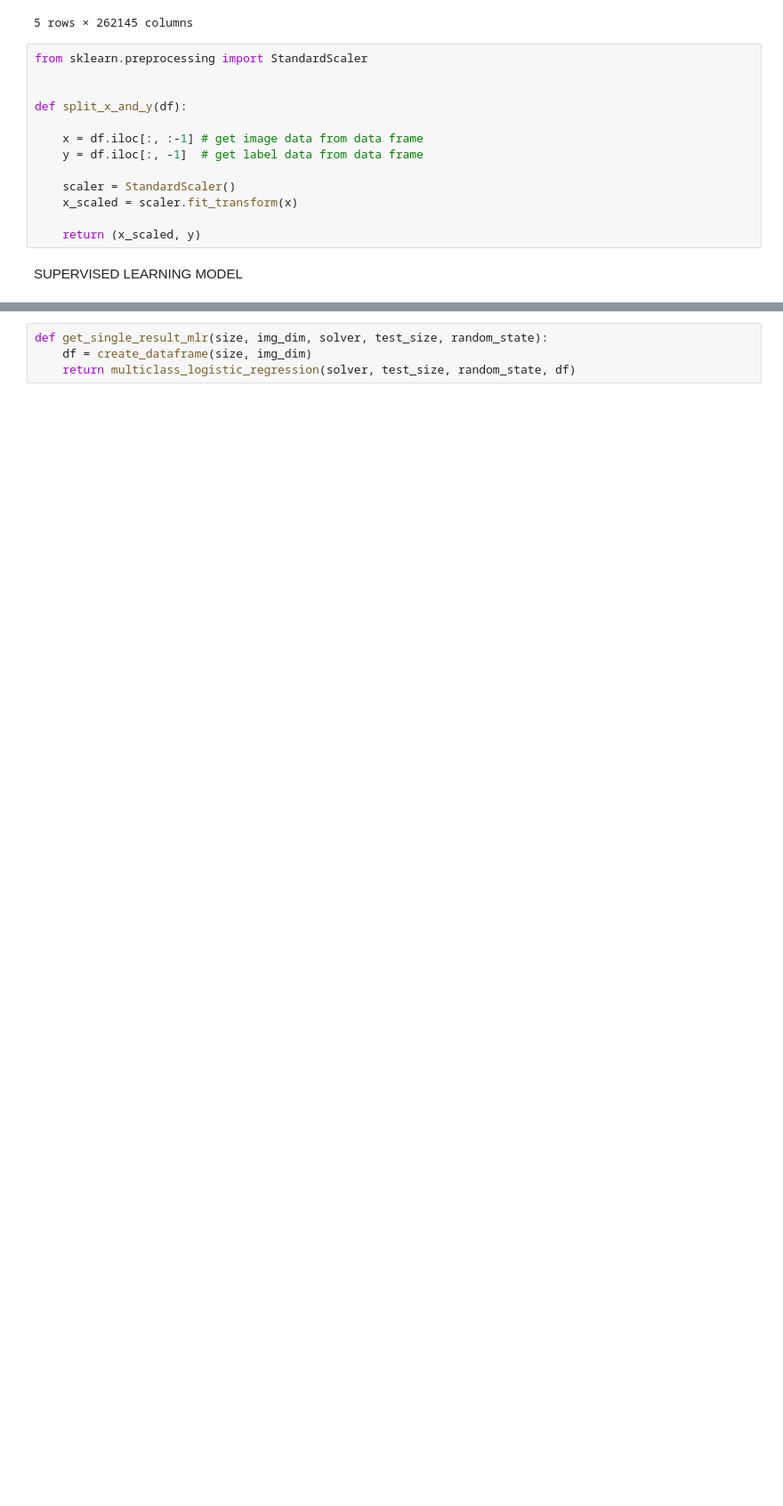
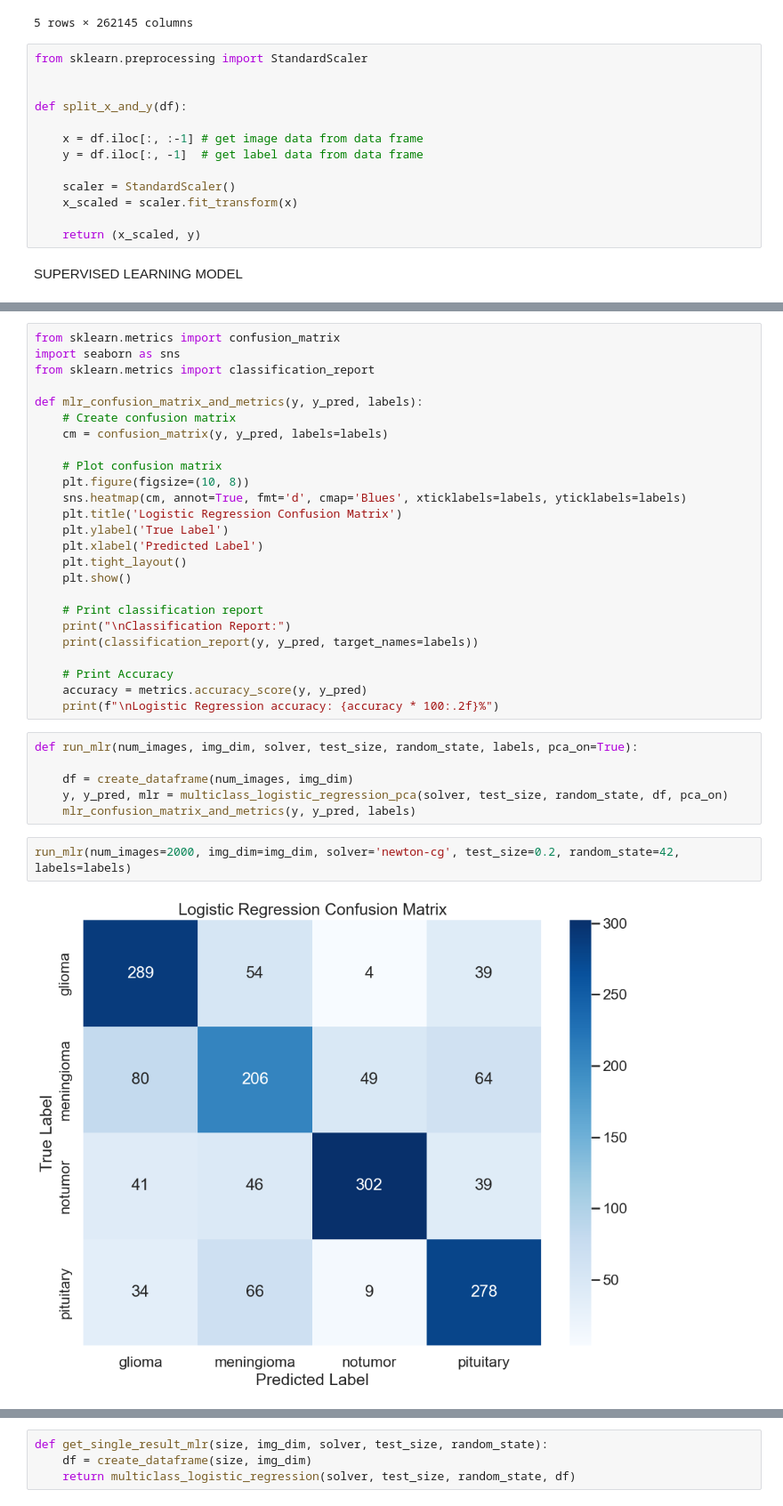
Before and after one commit to gilololol64/DataScienceProject, a Jupyter notebook: sample.ipynb, the cells around one changed output, grey strips where cells are left out. Shown at 89% size. Drawn from its saved outputs; the diff is of its cells as text; blank space fills up the shorter version.

```diff
--- a/sample.ipynb
+++ b/sample.ipynb
@@ -122,0 +119,35 @@ def multiclass_logistic_regression(solver, test_size, random_state, df):
+# %%
+from sklearn.metrics import confusion_matrix
+import seaborn as sns
+from sklearn.metrics import classification_report
+
+def mlr_confusion_matrix_and_metrics(y, y_pred, labels):
+    # Create confusion matrix
+    cm = confusion_matrix(y, y_pred, labels=labels)
+
+    # Plot confusion matrix
+    plt.figure(figsize=(10, 8))
+    sns.heatmap(cm, annot=True, fmt='d', cmap='Blues', xticklabels=labels, yticklabels=labels)
+    plt.title('Logistic Regression Confusion Matrix')
+    plt.ylabel('True Label')
+    plt.xlabel('Predicted Label')
+    plt.tight_layout()
+    plt.show()
+
+    # Print classification report
+    print("\nClassification Report:")
+    print(classification_report(y, y_pred, target_names=labels))
+
+    # Print Accuracy
+    accuracy = metrics.accuracy_score(y, y_pred)
+    print(f"\nLogistic Regression accuracy: {accuracy * 100:.2f}%")
+# %%
+def run_mlr(num_images, img_dim, solver, test_size, random_state, labels, pca_on=True):
+
+    df = create_dataframe(num_images, img_dim)
+    y, y_pred, mlr = multiclass_logistic_regression_pca(solver, test_size, random_state, df, pca_on)
+    mlr_confusion_matrix_and_metrics(y, y_pred, labels)
+# %%
+run_mlr(num_images=2000, img_dim=img_dim, solver='newton-cg', test_size=0.2, random_state=42, labels=labels)
+# %% [output]
+[figure, added]
```
Also changed, not shown: parts of 6 cells of this notebook, 2 other files.
